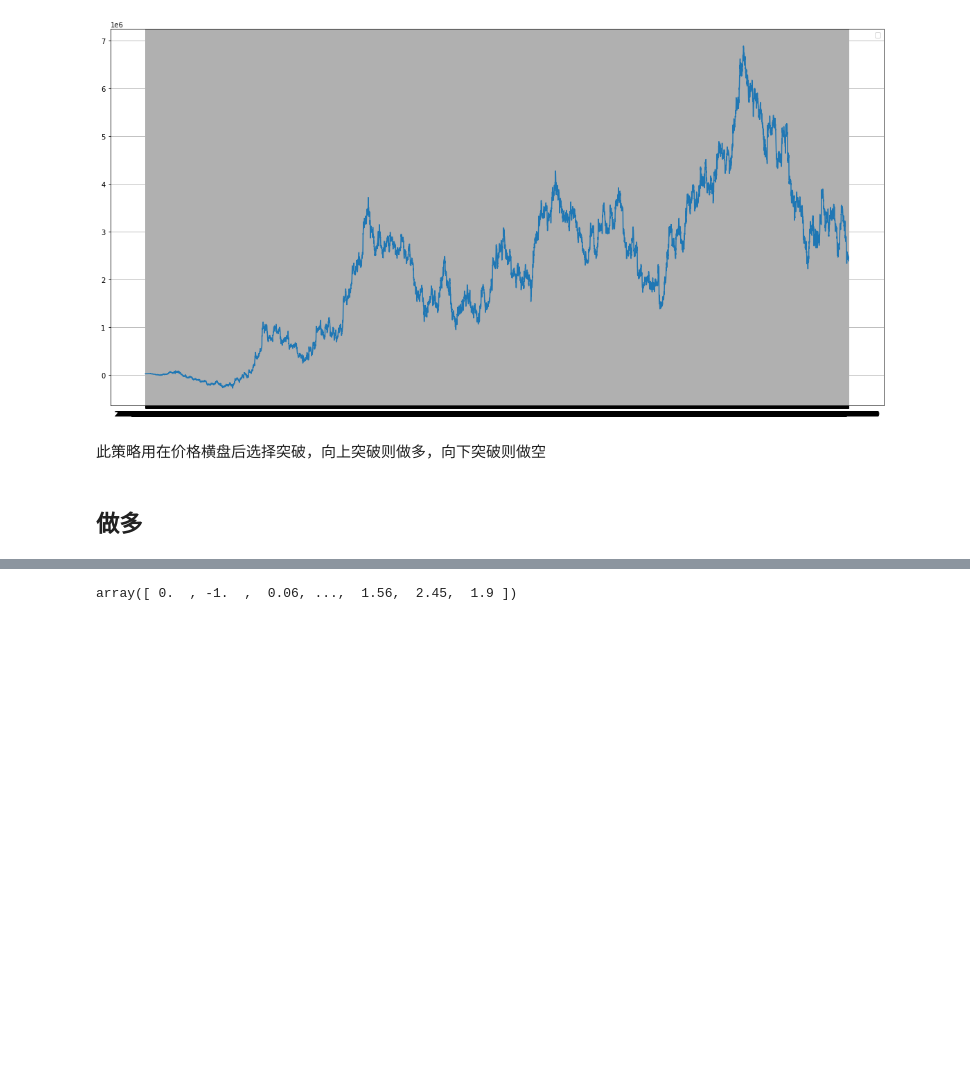
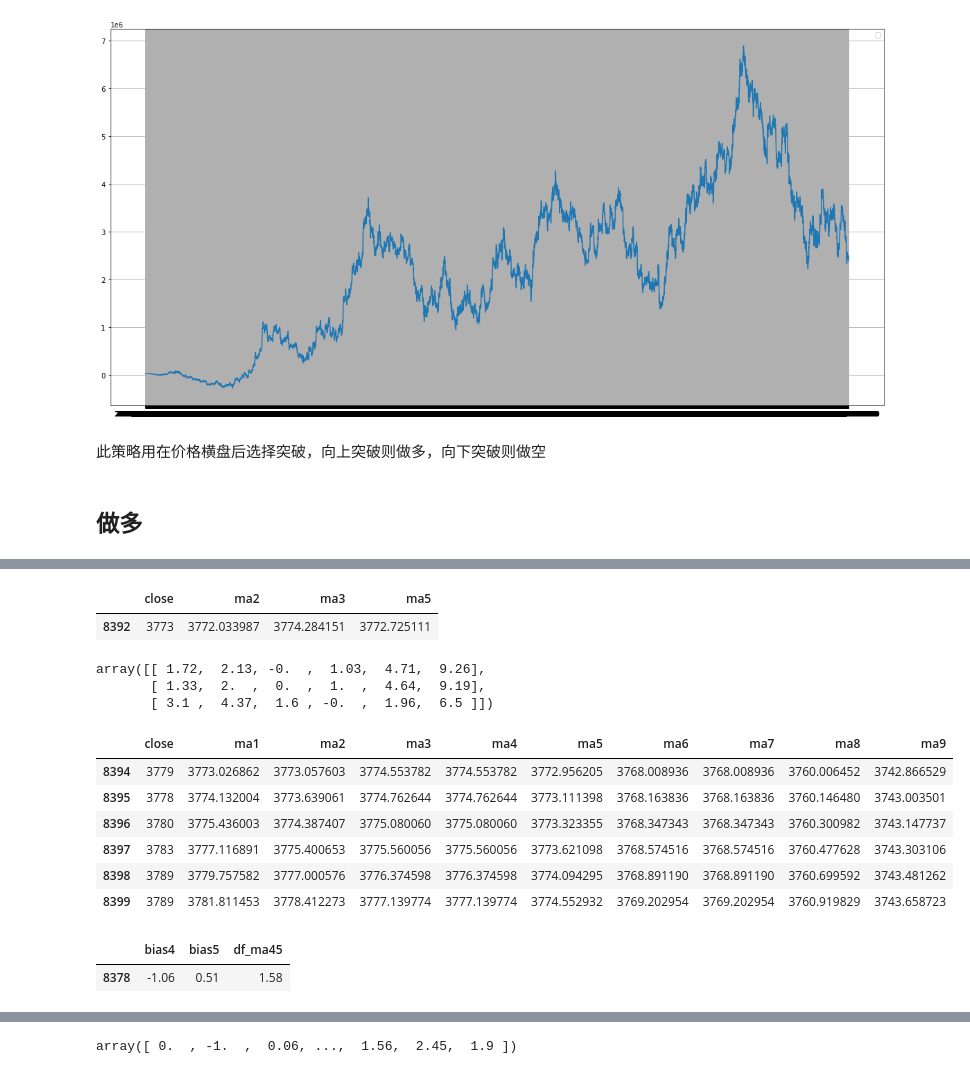
Before and after one commit to nuswgg/quants_qa, a Jupyter notebook: python/Py Quant Trading Practise/测试RB.ipynb, the cells around one changed output, grey strips where cells are left out. Saved outputs shown, nothing was run; the diff lists cells and outputs as text; code cells hidden in the pictures; blank space fills up the shorter version.

```diff
--- a/python/Py Quant Trading Practise/测试RB.ipynb
+++ b/python/Py Quant Trading Practise/测试RB.ipynb
@@ -795,18 +842,34 @@ def calc_base_data(klinesC):
 
     # 衍生基础数据 偏离
 #     klinesC['bias0'] = round((klinesC.close / klinesC.ma0 - 1) * 1000, 2)
-    klinesC['bias1'] = round((klinesC.close / klinesC.ma1 - 1) * 1000, 2)
-    klinesC['bias2'] = round((klinesC.close / klinesC.ma2 - 1) * 1000, 2)
-    klinesC['bias3'] = round((klinesC.close / klinesC.ma3 - 1) * 1000, 2)
+#     klinesC['bias1'] = round((klinesC.close / klinesC.ma1 - 1) * 1000, 2)
+#     klinesC['bias2'] = round((klinesC.close / klinesC.ma2 - 1) * 1000, 2)
+#     klinesC['bias3'] = round((klinesC.close / klinesC.ma3 - 1) * 1000, 2)
+#     klinesC['bias4'] = round((klinesC.close / klinesC.ma4 - 1) * 1000, 2)
+#     klinesC['bias5'] = round((klinesC.close / klinesC.ma5 - 1) * 1000, 2)
+#     klinesC['bias6'] = round((klinesC.close / klinesC.ma6 - 1) * 1000, 2)
+#     klinesC['bias7'] = round((klinesC.close / klinesC.ma7 - 1) * 1000, 2)
+#     klinesC['bias8'] = round((klinesC.close / klinesC.ma8 - 1) * 1000, 2)
+#     klinesC['bias9'] = round((klinesC.close / klinesC.ma9 - 1) * 1000, 2)
 
-    klinesC['bias4'] = round((klinesC.close / klinesC.ma4 - 1) * 1000, 2)
-    klinesC['bias5'] = round((klinesC.close / klinesC.ma5 - 1) * 1000, 2)
-    klinesC['bias6'] = round((klinesC.close / klinesC.ma6 - 1) * 1000, 2)
+    klinesC['bias1'] = round((1 - klinesC.ma1 / klinesC.close) * 1000, 3)
+    klinesC['bias2'] = round((1 - klinesC.ma2 / klinesC.close) * 1000, 3)
+    klinesC['bias3'] = round((1 - klinesC.ma3 / klinesC.close) * 1000, 3)
+    klinesC['bias4'] = round((1 - klinesC.ma4 / klinesC.close) * 1000, 3)
+    klinesC['bias5'] = round((1 - klinesC.ma5 / klinesC.close) * 1000, 3)
+    klinesC['bias6'] = round((1 - klinesC.ma6 / klinesC.close) * 1000, 3)
+    klinesC['bias7'] = round((1 - klinesC.ma7 / klinesC.close) * 1000, 3)
+    klinesC['bias8'] = round((1 - klinesC.ma8 / klinesC.close) * 1000, 3)
+    klinesC['bias9'] = round((1 - klinesC.ma9 / klinesC.close) * 1000, 3)
 
-    klinesC['bias7'] = round((klinesC.close / klinesC.ma7 - 1) * 1000, 2)
-    klinesC['bias8'] = round((klinesC.close / klinesC.ma8 - 1) * 1000, 2)
-    klinesC['bias9'] = round((klinesC.close / klinesC.ma9 - 1) * 1000, 2)
-
+    klinesC['df_ma12'] = round((klinesC.ma1 - klinesC.ma2)*1000/klinesC.close,3)
+    klinesC['df_ma23'] = round((klinesC.ma2 - klinesC.ma3)*1000/klinesC.close,3)
+    klinesC['df_ma34'] = round((klinesC.ma3 - klinesC.ma4)*1000/klinesC.close,3)
+    klinesC['df_ma45'] = round((klinesC.ma4 - klinesC.ma5)*1000/klinesC.close,3)
+    klinesC['df_ma56'] = round((klinesC.ma5 - klinesC.ma6)*1000/klinesC.close,3)
+    klinesC['df_ma67'] = round((klinesC.ma6 - klinesC.ma7)*1000/klinesC.close,3)
+    klinesC['df_ma78'] = round((klinesC.ma7 - klinesC.ma8)*1000/klinesC.close,3)
+    klinesC['df_ma89'] = round((klinesC.ma8 - klinesC.ma9)*1000/klinesC.close,3)
 
     # 衍生数据 偏离的最大最小值
     klinesC['ma_max_13'] = klinesC[['ma1','ma2','ma3']].max(1)
@@ -978,7 +1041,13 @@ def calc_base_data(klinesC):
 
     klinesC['price_pos'] = get_price_pos(klinesC[['bias1','bias2','bias3','bias4','bias5','bias6','bias7','bias8','bias9']])
     klinesC['min_bias'] = get_min_bias(klinesC[['bias1','bias2','bias3','bias4','bias5','bias6','bias7','bias8','bias9']])
+    klinesC['huicai'] = abs(base.min_bias)<=huicai_range # 用于回踩或者反抽策略
+    klinesC['min_bias13'] = get_min_bias(klinesC[['bias1','bias2','bias3']]) # dt_13 if min_bias13>0
+    klinesC['min_bias46'] = get_min_bias(klinesC[['bias4','bias5','bias6']])
+    klinesC['min_bias79'] = get_min_bias(klinesC[['bias7','bias8','bias9']])
 
+
+#     klinesC['price_stage'] = klinesC.apply()
     return klinesC
 # %%
 # %time calc_base_data(klines)
@@ -1002,0 +1126,27 @@ x = test.values
+# %%
+base.iloc[8392:8393,:].filter(['close','ma2','ma3','ma5'])
+# %% [output]
+|  | close | ma2 | ma3 | ma5 |
+| 8392 | 3773 | 3772.033987 | 3774.284151 | 3772.725111 |
+# %%
+np.round(check,decimals=2)[-22:-19]
+# %% [output]
+array([[ 1.72,  2.13, -0.  ,  1.03,  4.71,  9.26],
+       [ 1.33,  2.  ,  0.  ,  1.  ,  4.64,  9.19],
+       [ 3.1 ,  4.37,  1.6 , -0.  ,  1.96,  6.5 ]])
+# %%
+base.iloc[-6:,:].filter(['close','ma1','ma2','ma3','ma4','ma5','ma6','ma7','ma8','ma9',])
+# .filter(['close','ma1','ma2','ma13,'ma4','ma5','ma6','ma7','ma8','ma9',])
+# %% [output]
+|  | close | ma1 | ma2 | ma3 | ma4 | ma5 | ma6 | ma7 | ma8 | ma9 |
+| 8394 | 3779 | 3773.026862 | 3773.057603 | 3774.553782 | 3774.553782 | 3772.956205 | 3768.008936 | 3768.008936 | 3760.006452 | 3742.866529 |
+| 8395 | 3778 | 3774.132004 | 3773.639061 | 3774.762644 | 3774.762644 | 3773.111398 | 3768.163836 | 3768.163836 | 3760.146480 | 3743.003501 |
+| 8396 | 3780 | 3775.436003 | 3774.387407 | 3775.080060 | 3775.080060 | 3773.323355 | 3768.347343 | 3768.347343 | 3760.300982 | 3743.147737 |
+| 8397 | 3783 | 3777.116891 | 3775.400653 | 3775.560056 | 3775.560056 | 3773.621098 | 3768.574516 | 3768.574516 | 3760.477628 | 3743.303106 |
+| 8398 | 3789 | 3779.757582 | 3777.000576 | 3776.374598 | 3776.374598 | 3774.094295 | 3768.891190 | 3768.891190 | 3760.699592 | 3743.481262 |
+| 8399 | 3789 | 3781.811453 | 3778.412273 | 3777.139774 | 3777.139774 | 3774.552932 | 3769.202954 | 3769.202954 | 3760.919829 | 3743.658723 |
+# %%
+base.iloc[-22:-21,:].filter(['bias4','bias5','df_ma45'])
+# %% [output]
+|  | bias4 | bias5 | df_ma45 |
+| 8378 | -1.06 | 0.51 | 1.58 |
```
Also changed, not shown: parts of 35 cells of this notebook, 1 other file.
